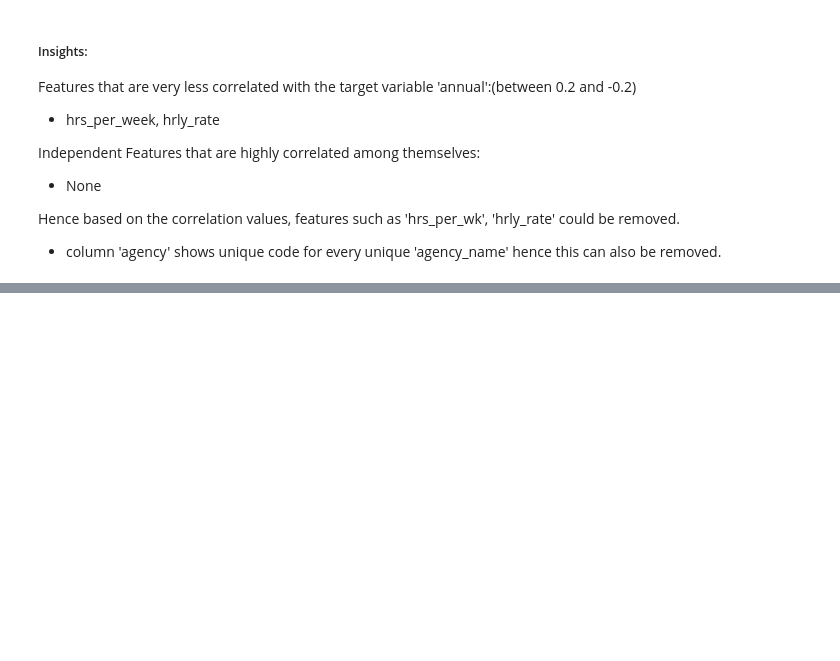
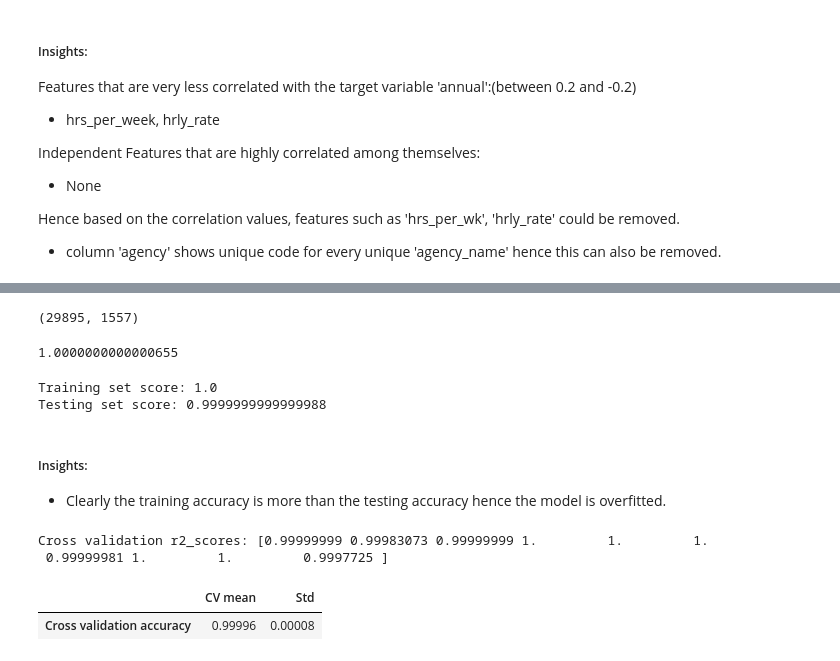
Before and after one commit to shanusaras/Capstone_Projects, a Jupyter notebook: Texas Salary Prediction/Project_02_Texas_salary_prediction.ipynb, the cells around one changed output, grey strips where cells are left out. Drawn from its saved outputs; the diff is of its cells as text; code cells hidden in the pictures; blank space fills up the shorter version.

```diff
--- a/Texas Salary Prediction/Project_02_Texas_salary_prediction.ipynb
+++ b/Texas Salary Prediction/Project_02_Texas_salary_prediction.ipynb
@@ -1208,0 +1304,41 @@ data_encoded.head(2)
+# %%
+X_test1.shape
+# %% [output]
+(29895, 1557)
+# %%
+adjusted_r2 =1-(1-0.9999999999999988)*(29895-1)/(1000-1557-1)
+adjusted_r2
+# %% [output]
+1.0000000000000655
+# %%
+# Checking for overfitting and underfitting
+
+Training_accuracy= lr_model.score(X_train1, y_train1)
+Testing_accuracy= lr_model.score(X_test1, y_test1)
+print(f'Training set score: {Training_accuracy}')
+print(f'Testing set score: {Testing_accuracy}')
+# %% [output]
+Training set score: 1.0
+Testing set score: 0.9999999999999988
+# %% [markdown]
+##### Insights:
+- Clearly the training accuracy is more than the testing accuracy hence the model is overfitted.
+# %%
+# K-Fold Cross-validation
+
+from sklearn.model_selection import KFold, cross_val_score, cross_val_predict
+kf= KFold(n_splits= 10, shuffle= False)
+
+# cross validation accuracy
+
+scores= cross_val_score(lr_model, X, y, cv= kf, scoring= 'r2')
+print(f'Cross validation r2_scores: {scores}')
+# %% [output]
+Cross validation r2_scores: [0.99999999 0.99983073 0.99999999 1.         1.         1.
+ 0.99999981 1.         1.         0.9997725 ]
+# %%
+LR_acc= pd.DataFrame({'CV mean': scores.mean(), 'Std': scores.std()}, index= ['Cross validation accuracy'])
+LR_acc
+# %% [output]
+|  | CV mean | Std |
+| Cross validation accuracy | 0.99996 | 0.00008 |
```
Also changed, not shown: parts of 19 cells of this notebook.
